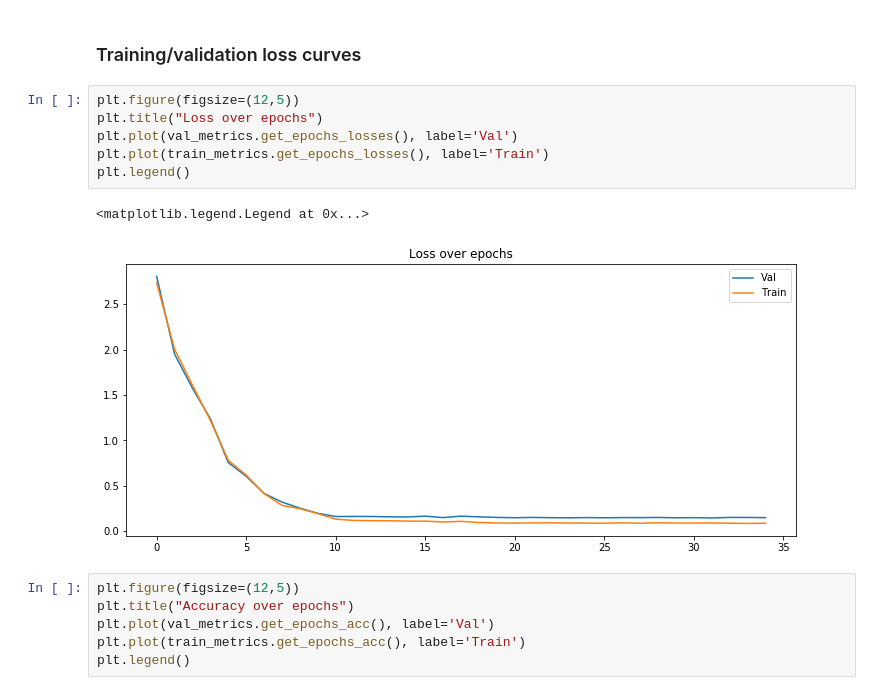
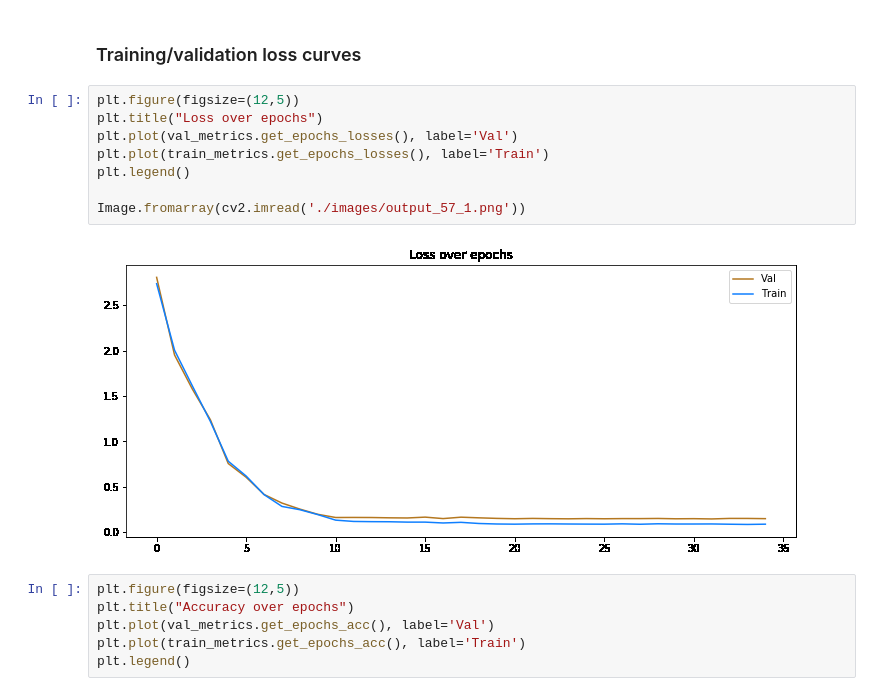
Before and after one commit to bwosh/CarND-Traffic-Sign-Classifier-Project, a Jupyter notebook: TrafficSignsClassifier.ipynb, the cells around one changed output. Drawn from its saved outputs; the diff is of its cells as text.

```diff
--- a/TrafficSignsClassifier.ipynb
+++ b/TrafficSignsClassifier.ipynb
@@ -483,12 +513,13 @@ Test loss: 0.13985137686133384 Test acc: 0.9580523255813954
 # %%
 plt.figure(figsize=(12,5))
 plt.title("Loss over epochs")
 plt.plot(val_metrics.get_epochs_losses(), label='Val')
 plt.plot(train_metrics.get_epochs_losses(), label='Train')
 plt.legend()
+
+Image.fromarray(cv2.imread('./images/output_57_1.png'))
 # %% [output]
-<matplotlib.legend.Legend at 0x...>
-[figure, old version]
+[figure, new version]
 # %%
 plt.figure(figsize=(12,5))
 plt.title("Accuracy over epochs")
```
Also changed, not shown: parts of 10 cells of this notebook.
